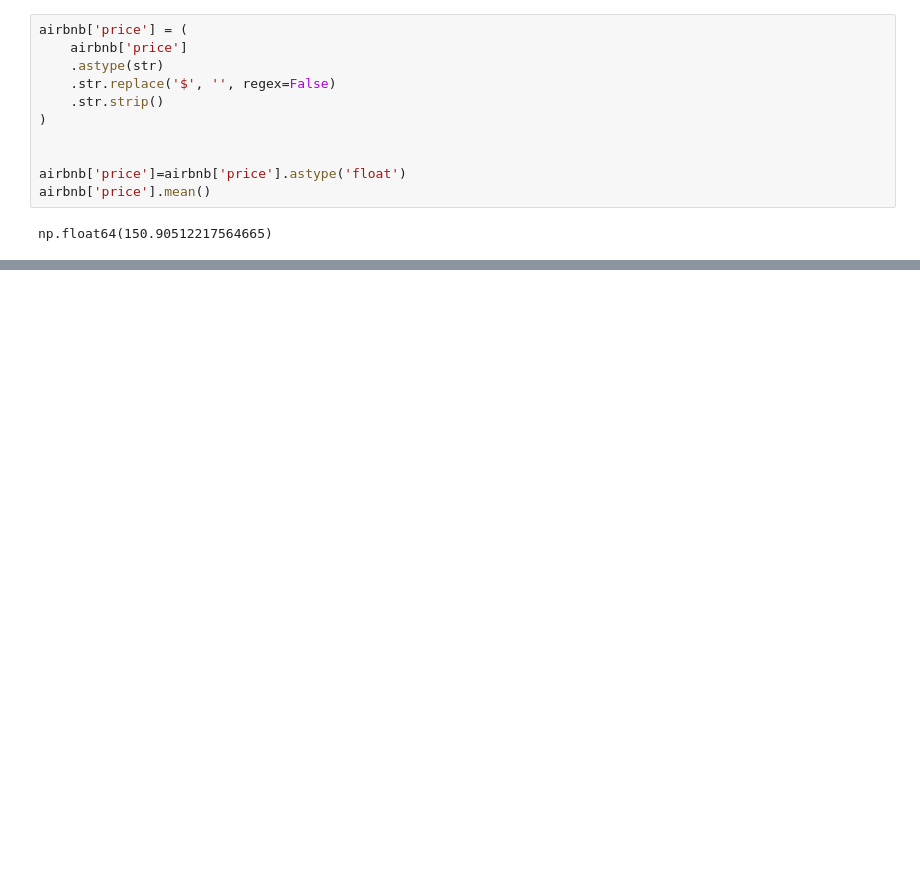
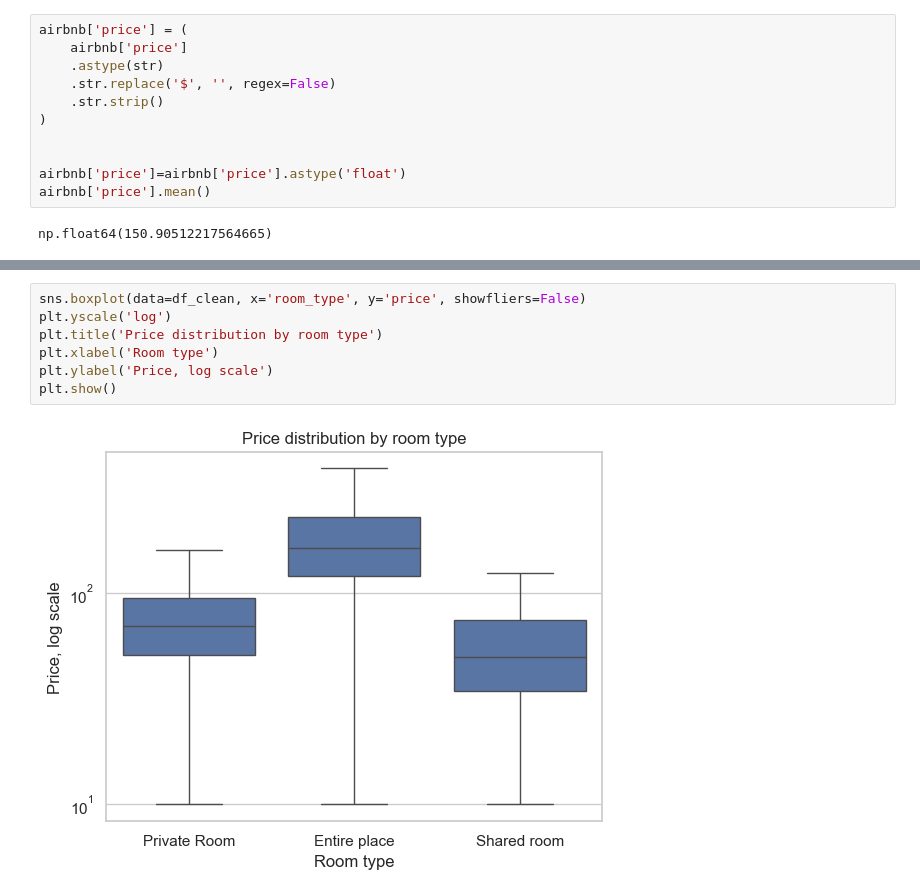
Before and after one commit to xDomino066/Descriptive_Statistics_PANDASTEAM, a Jupyter notebook: Domino/lab2.ipynb, the cells around one changed output, grey strips where cells are left out. Drawn from its saved outputs; the diff is of its cells as text; blank space fills up the shorter version.

```diff
--- a/Domino/lab2.ipynb
+++ b/Domino/lab2.ipynb
@@ -147,0 +161,9 @@ plt.show()
+# %%
+sns.boxplot(data=df_clean, x='room_type', y='price', showfliers=False)
+plt.yscale('log')
+plt.title('Price distribution by room type')
+plt.xlabel('Room type')
+plt.ylabel('Price, log scale')
+plt.show()
+# %% [output]
+[figure, added]
```
Also changed, not shown: parts of 8 cells of this notebook.
